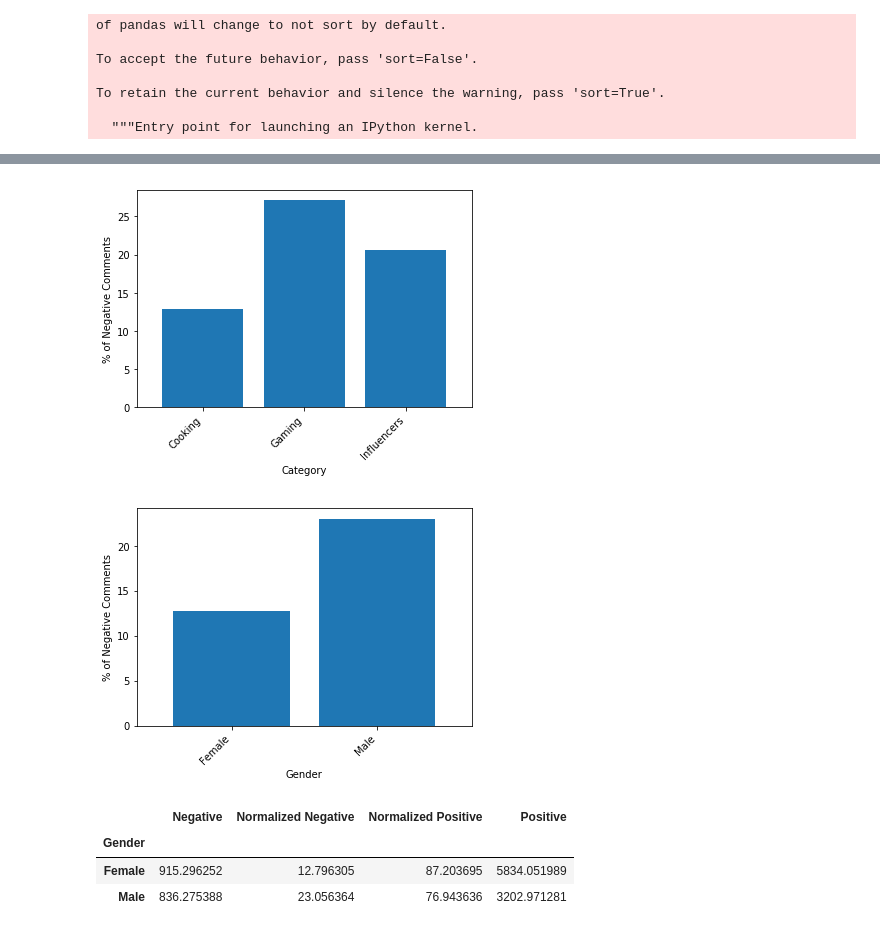
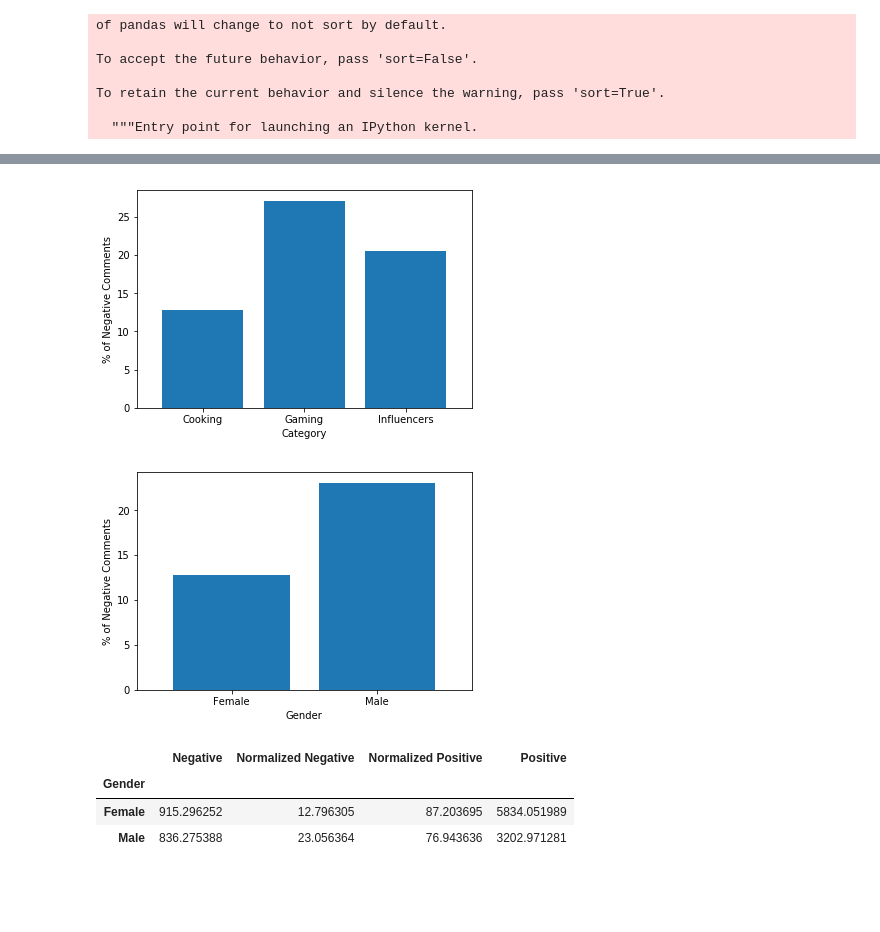
Before and after one commit to jivers-ucsd/ECE-229-Project---Group-7, a Jupyter notebook: plotting/graph influencers.ipynb, the cells around one changed output, grey strips where cells are left out. Saved outputs shown, nothing was run; the diff lists cells and outputs as text; code cells hidden in the pictures; blank space fills up the shorter version.

Commit message:
Final graphs for presentation

```diff
--- a/plotting/graph influencers.ipynb
+++ b/plotting/graph influencers.ipynb
@@ -155,25 +155,23 @@ female = g.get_group('Female')
 # %%
 #vs category
 d2 = result.groupby(by=['Category']).mean()
 
-ax = d2.plot.bar(y=['Normalized Negative'],width = 0.8,rot=45)
-ax.set_xticklabels(ax.get_xticklabels(),ha='right');
+ax = d2.plot.bar(y=['Normalized Negative'],width = 0.8,rot=0)
 ax.set_ylabel('% of Negative Comments')
 ax.legend(loc='upper left', bbox_to_anchor=(1,1));
 ax.get_legend().remove()
 # %% [output]
-[figure, old version]
+[figure, new version]
 # %%
 #vs category
 d2 = result.groupby(by=['Gender']).mean()
 
-ax = d2.plot.bar(y=['Normalized Negative'],width = 0.8,rot=45)
-ax.set_xticklabels(ax.get_xticklabels(),ha='right');
+ax = d2.plot.bar(y=['Normalized Negative'],width = 0.8,rot=0)
 ax.set_ylabel('% of Negative Comments')
 ax.legend(loc='upper left', bbox_to_anchor=(1,1));
 ax.get_legend().remove()
 # %% [output]
-[figure, old version]
+[figure, new version]
 # %%
 d2
 # %% [output]
```
Also changed, not shown: parts of 26 cells of this notebook, 11 other files.
